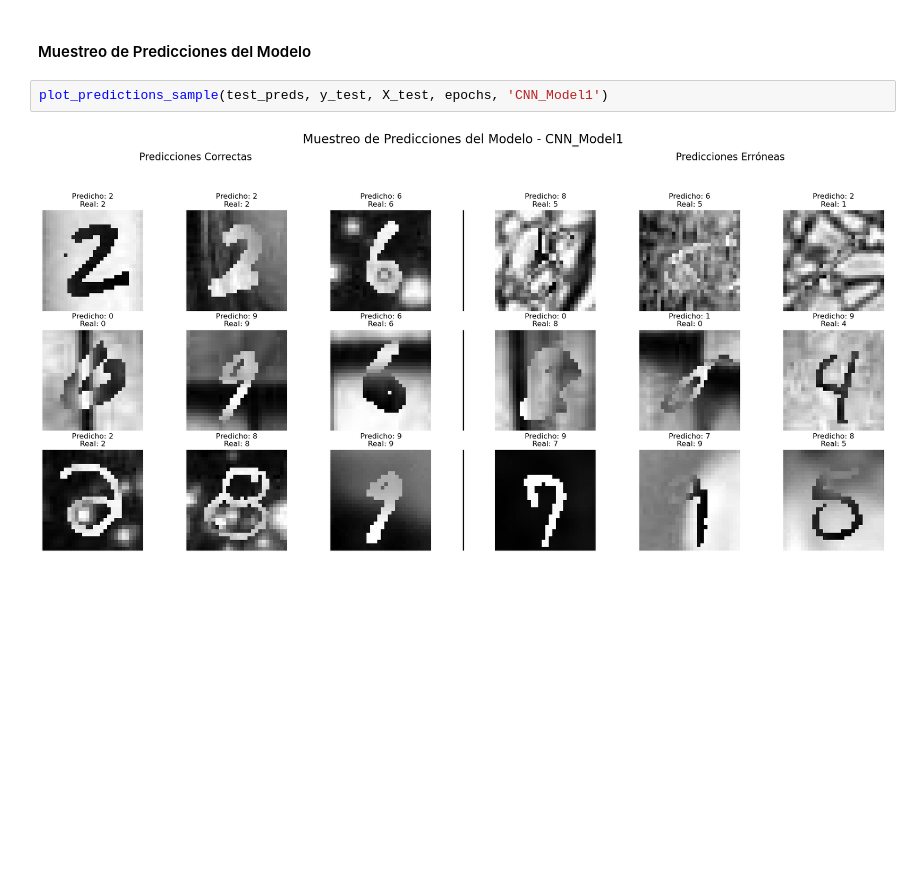
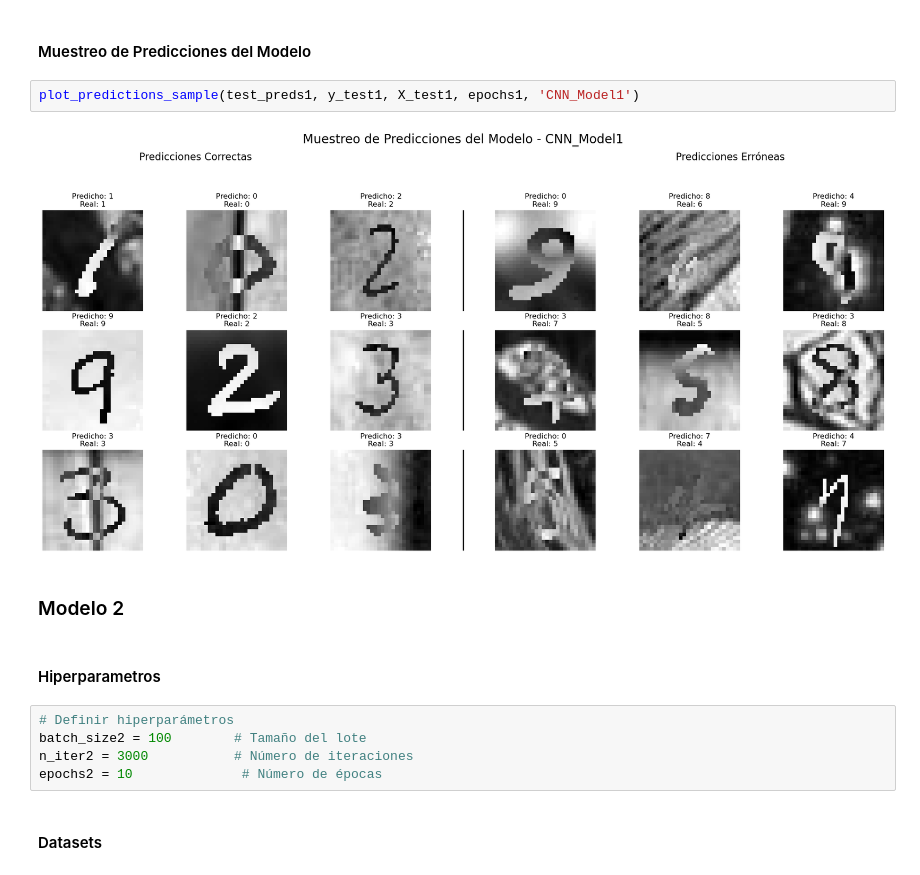
Before and after one commit to LeivaDiego/Lab4-DataScience, a Jupyter notebook: Lab4_CNN.ipynb, the cells around one changed output. Drawn from its saved outputs; the diff is of its cells as text; blank space fills up the shorter version.

```diff
--- a/Lab4_CNN.ipynb
+++ b/Lab4_CNN.ipynb
@@ -1153,6 +1163,17 @@ plot_confusion_matrix(y_test, test_preds, epochs, 'CNN_Model1')
 # %% [markdown]
 #### Muestreo de Predicciones del Modelo
-# %%
-plot_predictions_sample(test_preds, y_test, X_test, epochs, 'CNN_Model1')
-# %% [output]
-[figure, removed]
+# %%
+plot_predictions_sample(test_preds1, y_test1, X_test1, epochs1, 'CNN_Model1')
+# %% [output]
+[figure, added]
+# %% [markdown]
+### Modelo 2
+# %% [markdown]
+#### Hiperparametros
+# %%
+# Definir hiperparámetros
+batch_size2 = 100        # Tamaño del lote
+n_iter2 = 3000           # Número de iteraciones
+epochs2 = 10              # Número de épocas
+# %% [markdown]
+#### Datasets
```
Also changed, not shown: parts of 44 cells of this notebook.
